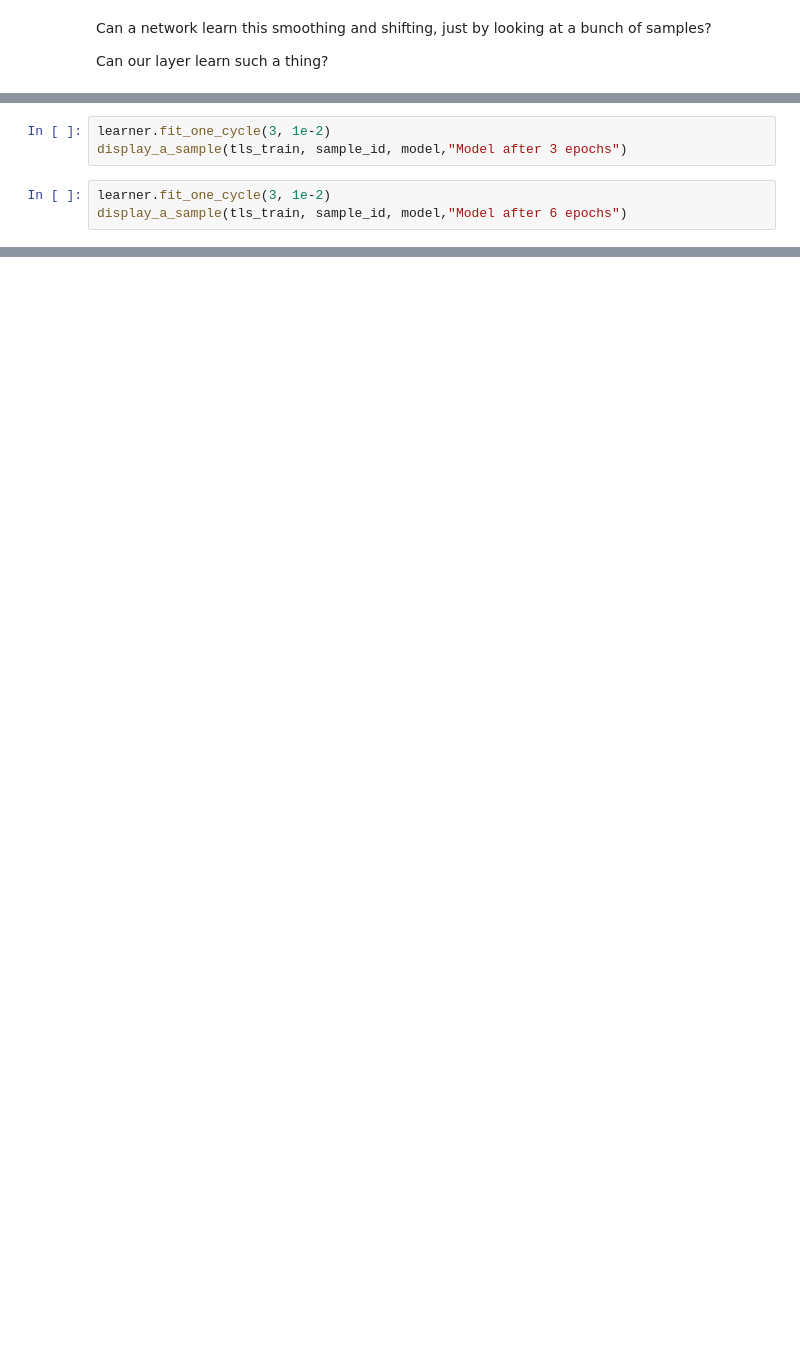
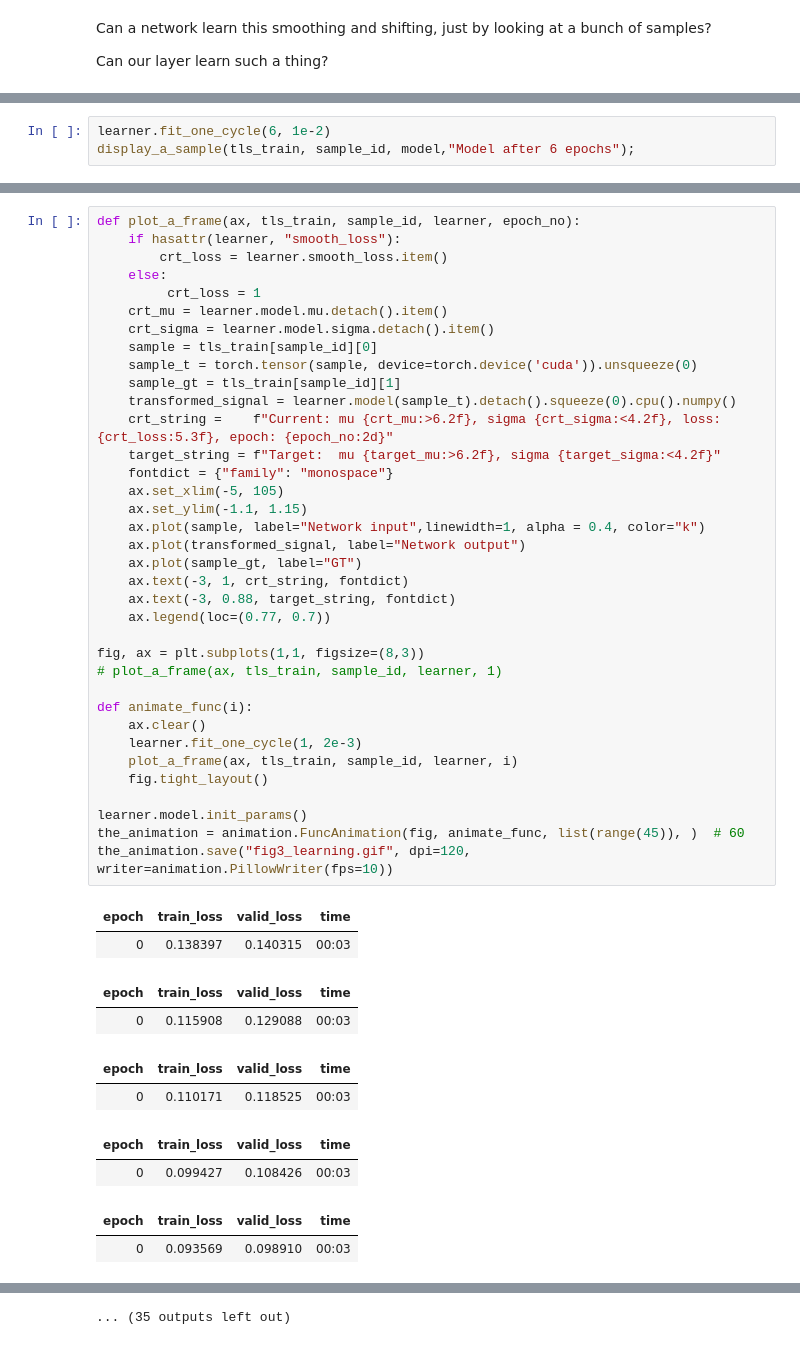
Before and after one commit to cristi-zz/demo_custom_layer, a Jupyter notebook: src/demo.ipynb, the cells around one changed output, grey strips where cells are left out. Saved outputs shown, nothing was run; the diff lists cells and outputs as text; blank space fills up the shorter version.

Commit message:
Fleshed out the demo. Added the output images.

```diff
--- a/src/demo.ipynb
+++ b/src/demo.ipynb
@@ -113,6 +127,3 @@ display_a_sample(tls_train, sample_id, model,"Model after the initialization")
-# %%
-learner.fit_one_cycle(3, 1e-2)
-display_a_sample(tls_train, sample_id, model,"Model after 3 epochs")
 # %%
-learner.fit_one_cycle(3, 1e-2)
-display_a_sample(tls_train, sample_id, model,"Model after 6 epochs")
+learner.fit_one_cycle(6, 1e-2)
+display_a_sample(tls_train, sample_id, model,"Model after 6 epochs");
@@ -118,0 +132,47 @@ display_a_sample(tls_train, sample_id, model,"Model after 6 epochs")
+# %%
+def plot_a_frame(ax, tls_train, sample_id, learner, epoch_no):
+    if hasattr(learner, "smooth_loss"):
+        crt_loss = learner.smooth_loss.item()
+    else:
+         crt_loss = 1
+    crt_mu = learner.model.mu.detach().item()
+    crt_sigma = learner.model.sigma.detach().item()
+    sample = tls_train[sample_id][0]
+    sample_t = torch.tensor(sample, device=torch.device('cuda')).unsqueeze(0)
+    sample_gt = tls_train[sample_id][1]
+    transformed_signal = learner.model(sample_t).detach().squeeze(0).cpu().numpy()
+    crt_string =    f"Current: mu {crt_mu:>6.2f}, sigma {crt_sigma:<4.2f}, loss: {crt_loss:5.3f}, epoch: {epoch_no:2d}"
+    target_string = f"Target:  mu {target_mu:>6.2f}, sigma {target_sigma:<4.2f}"
+    fontdict = {"family": "monospace"}
+    ax.set_xlim(-5, 105)
+    ax.set_ylim(-1.1, 1.15)
+    ax.plot(sample, label="Network input",linewidth=1, alpha = 0.4, color="k")
+    ax.plot(transformed_signal, label="Network output")
+    ax.plot(sample_gt, label="GT")
+    ax.text(-3, 1, crt_string, fontdict)
+    ax.text(-3, 0.88, target_string, fontdict)
+    ax.legend(loc=(0.77, 0.7))
+
+fig, ax = plt.subplots(1,1, figsize=(8,3))
+# plot_a_frame(ax, tls_train, sample_id, learner, 1)
+
+def animate_func(i):
+    ax.clear()
+    learner.fit_one_cycle(1, 2e-3)
+    plot_a_frame(ax, tls_train, sample_id, learner, i)
+    fig.tight_layout()
+
+learner.model.init_params()
+the_animation = animation.FuncAnimation(fig, animate_func, list(range(45)), )  # 60
+the_animation.save("fig3_learning.gif", dpi=120, writer=animation.PillowWriter(fps=10))
+# %% [output]
+| epoch | train_loss | valid_loss | time |
+| 0 | 0.138397 | 0.140315 | 00:03 |
+| epoch | train_loss | valid_loss | time |
+| 0 | 0.115908 | 0.129088 | 00:03 |
+| epoch | train_loss | valid_loss | time |
+| 0 | 0.110171 | 0.118525 | 00:03 |
+| epoch | train_loss | valid_loss | time |
+| 0 | 0.099427 | 0.108426 | 00:03 |
+| epoch | train_loss | valid_loss | time |
+| 0 | 0.093569 | 0.098910 | 00:03 |
@@ -118,0 +193 @@ display_a_sample(tls_train, sample_id, model,"Model after 6 epochs")
+... (35 outputs left out)
```
Also changed, not shown: parts of 8 cells of this notebook, 4 other files.
